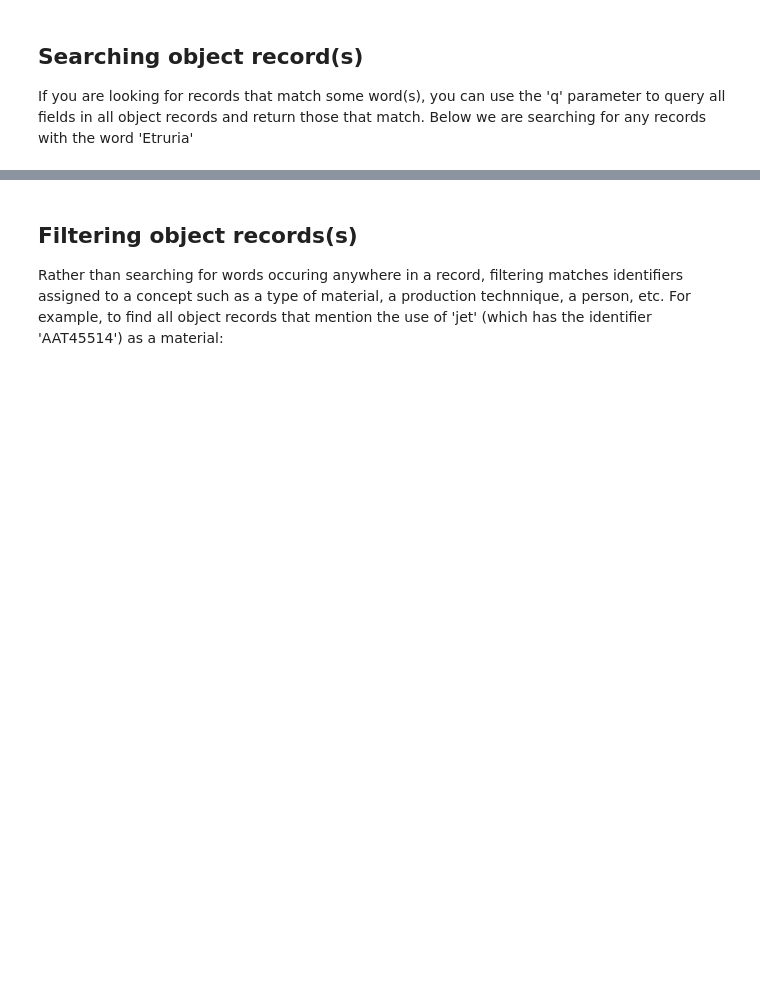
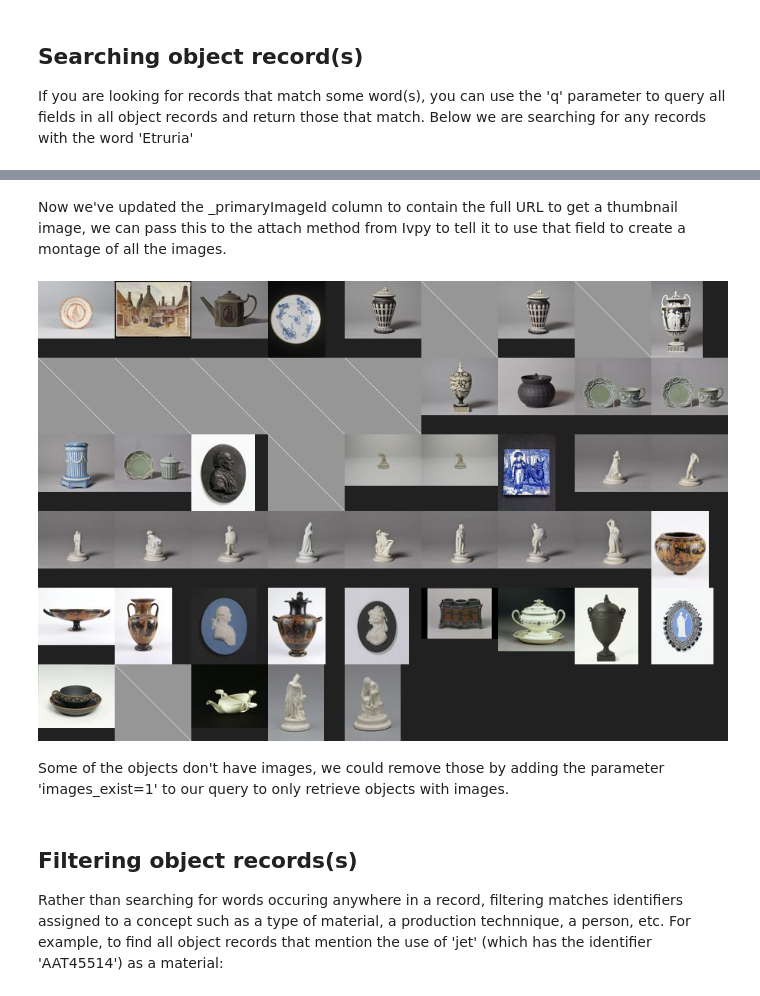
Before and after one commit to vanda/etc-docs, a Jupyter notebook: api-book/api-book/quick-start.ipynb, the cells around one changed output, grey strips where cells are left out. Saved outputs shown, nothing was run; the diff lists cells and outputs as text; code cells hidden in the pictures; blank space fills up the shorter version.

Commit message:
Minor updates and adding ivpy

```diff
--- a/api-book/api-book/quick-start.ipynb
+++ b/api-book/api-book/quick-start.ipynb
@@ -42,0 +54,4 @@ See {ref}`searching:top` for full details on the problems you might encounter wi
+# %%
+IIIF_IMAGE_URL = "https://framemark.vam.ac.uk/collections/%s/full/!100,100/0/default.jpg"
+object_df._primaryImageId = [IIIF_IMAGE_URL % item for item in object_df._primaryImageId]
+object_df.head()
@@ -43,3 +65,12 @@ See {ref}`searching:top` for full details on the problems you might encounter wi
+# %% [markdown]
+Now we've updated the \_primaryImageId column to contain the full URL to get a thumbnail image, we can pass this to the attach method from Ivpy to tell it to use that field to create a montage of all the images.
+# %%
+attach(object_df, "_primaryImageId")
+show()
+# %% [output]
+[figure, added]
+# %% [markdown]
+Some of the objects don't have images, we could remove those by adding the parameter 'images_exist=1' to our query to only retrieve objects with images.
 # %% [markdown]
 ## Filtering object records(s)
 
```
Also changed, not shown: parts of 6 cells of this notebook, 2 other files.
